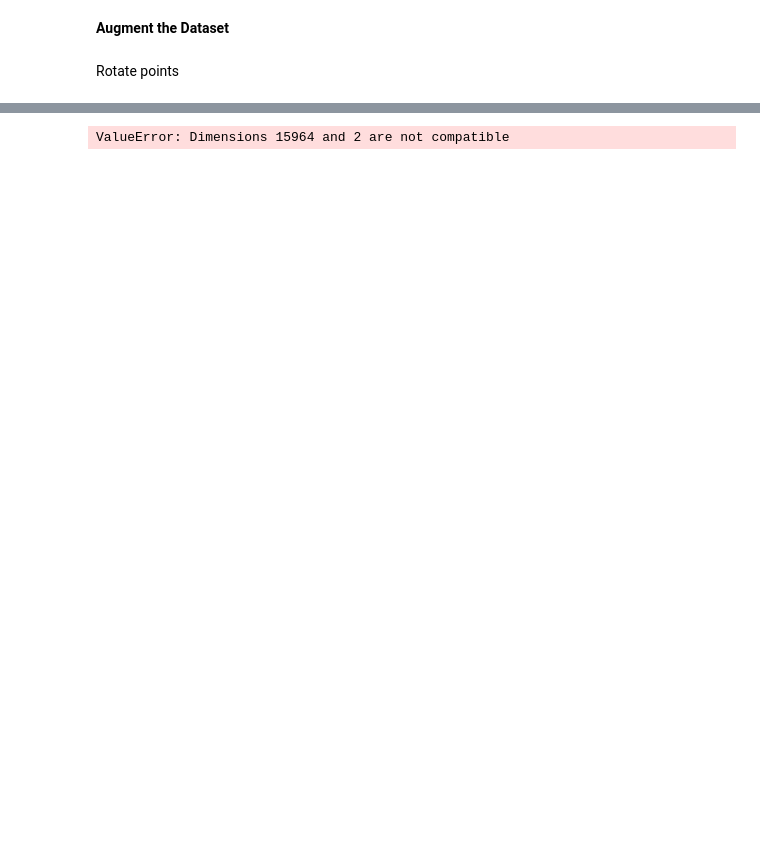
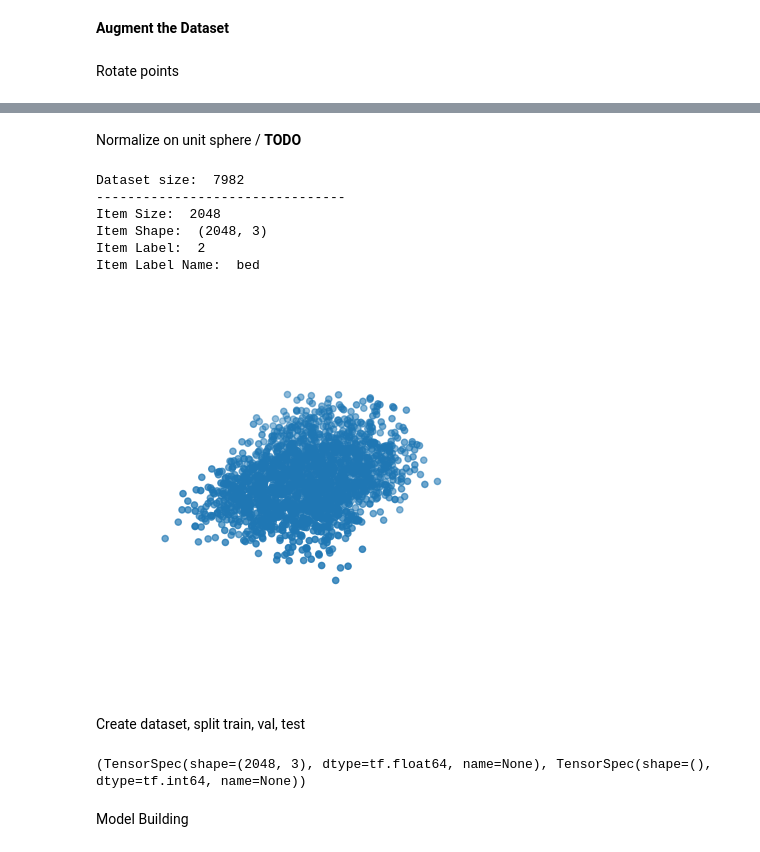
Before and after one commit to gencturkmert/pointnet_implementation, a Jupyter notebook: PointNet_Keras.ipynb, the cells around one changed output, grey strips where cells are left out. Saved outputs shown, nothing was run; the diff lists cells and outputs as text; code cells hidden in the pictures; blank space fills up the shorter version.

```diff
--- a/PointNet_Keras.ipynb
+++ b/PointNet_Keras.ipynb
@@ -177,11 +178,33 @@ Labels:  (2, 15964)
+# %% [markdown]
+Normalize on unit sphere / **TODO**
+# %%
+def normalize_pc(points):
+	centroid = np.mean(points, axis=0)
+	points -= centroid
+	furthest_distance = np.max(np.sqrt(np.sum(abs(points)**2,axis=-1)))
+	points /= furthest_distance
+
+	return points
+
+show_item_with_index(index,normalize_pc(aug_train_points))
+# %% [output]
+Dataset size:  7982
+--------------------------------
+Item Size:  2048
+Item Shape:  (2048, 3)
+Item Label:  2
+Item Label Name:  bed
+[figure, added]
+# %% [markdown]
+Create dataset, split train, val, test
 # %%
 train_size = 0.8
-dataset = tf_data.Dataset.from_tensor_slices((train_points, train_labels))
+dataset = tf_data.Dataset.from_tensor_slices((aug_train_points, aug_train_labels))
 print(dataset.element_spec)
 test_dataset = tf_data.Dataset.from_tensor_slices((test_points, test_labels))
 train_dataset_size = int(len(dataset) * train_size)
 # %% [output]
-ValueError: Dimensions 15964 and 2 are not compatible
+(TensorSpec(shape=(2048, 3), dtype=tf.float64, name=None), TensorSpec(shape=(), dtype=tf.int64, name=None))
 # %%
 NUM_CLASSES = 10
 BATCH_SIZE = 32
@@ -191,3 +214,5 @@ test_dataset = test_dataset.shuffle(len(test_points)).batch(BATCH_SIZE)
 
 train_dataset = dataset.take(train_dataset_size).batch(BATCH_SIZE)
 validation_dataset = dataset.skip(train_dataset_size).batch(BATCH_SIZE)
+# %% [markdown]
+Model Building
```
Also changed, not shown: parts of 11 cells of this notebook.
